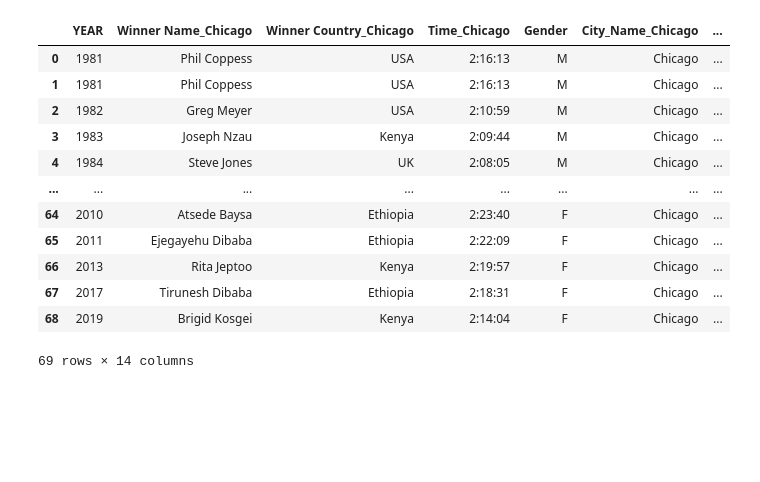
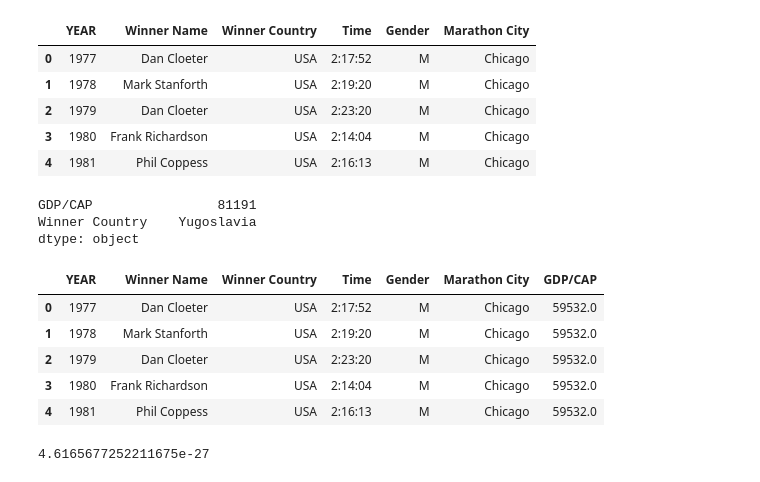
Before and after one commit to bhlynch/project_one, a Jupyter notebook: Team_MarathonRunners_Project_One.ipynb, the cells around one changed output. Drawn from its saved outputs; the diff is of its cells as text; code cells hidden in the pictures; blank space fills up the shorter version.

```diff
--- a/Team_MarathonRunners_Project_One.ipynb
+++ b/Team_MarathonRunners_Project_One.ipynb
@@ -3,36 +7,31 @@ import pandas as pd
 # %%
 # Files to Load
 chicago_marathon_winners = "Chicago_Marathon_Winners.csv"
 london_marathon_winners = "London_Marathon_Winners.csv"
 ny_marathon_winners = "NY_Marathon_Winners.csv"
-
+winners = 'Marathon_Winners.csv'
 # Read School and Student Data File and store into Pandas Data Frames
+df = pd.read_csv(winners, encoding = 'latin-1')
 chi_mar_data = pd.read_csv(chicago_marathon_winners, encoding="latin-1")
 #chi_mar_data
 lon_mar_data = pd.read_csv(london_marathon_winners, encoding="latin-1")
 ny_mar_data = pd.read_csv(ny_marathon_winners, encoding="latin-1")
 marathon_data_complete = pd.merge(chi_mar_data, lon_mar_data, left_on=['YEAR','Gender'], right_on = ['Year','Gender'])
 del marathon_data_complete['Year']
 marathon_data_complete.rename(columns = {'Winner Name_x':'Winner Name_Chicago','Winner Country_x':'Winner Country_Chicago','Time_x':'Time_Chicago','Marathon City_x':'City_Name_Chicago','Winner Name_y':'Winner Name_London','Winner Country_y':'Winner Country_London','Time_y':'Time_London','Marathon City_y':'City_Name_London'}, inplace = True)
 #marathon_data_complete
 marathon_data_complete_new = pd.merge(marathon_data_complete, ny_mar_data, left_on=['YEAR','Gender'], right_on = ['YEAR','Gender'])
 marathon_data_complete_new
 marathon_data_complete_new.rename(columns = {'Winner Name':'Winner Name_NY','Winner Country':'Winner Country_NY','Time':'Time_NY','Marathon City':'City_Name_NY'}, inplace = True)
 marathon_data_complete_new
+df.head()
 # %% [output]
-|  | YEAR | Winner Name_Chicago | Winner Country_Chicago | Time_Chicago | Gender | City_Name_Chicago | ... |
-| 0 | 1981 | Phil Coppess | USA | 2:16:13 | M | Chicago | ... |
-| 1 | 1981 | Phil Coppess | USA | 2:16:13 | M | Chicago | ... |
-| 2 | 1982 | Greg Meyer | USA | 2:10:59 | M | Chicago | ... |
-| 3 | 1983 | Joseph Nzau | Kenya | 2:09:44 | M | Chicago | ... |
-| 4 | 1984 | Steve Jones | UK | 2:08:05 | M | Chicago | ... |
-| ... | ... | ... | ... | ... | ... | ... | ... |
-| 64 | 2010 | Atsede Baysa | Ethiopia | 2:23:40 | F | Chicago | ... |
-| 65 | 2011 | Ejegayehu Dibaba | Ethiopia | 2:22:09 | F | Chicago | ... |
-| 66 | 2013 | Rita Jeptoo | Kenya | 2:19:57 | F | Chicago | ... |
-| 67 | 2017 | Tirunesh Dibaba | Ethiopia | 2:18:31 | F | Chicago | ... |
-| 68 | 2019 | Brigid Kosgei | Kenya | 2:14:04 | F | Chicago | ... |
+|  | YEAR | Winner Name | Winner Country | Time | Gender | Marathon City |
+| 0 | 1977 | Dan Cloeter | USA | 2:17:52 | M | Chicago |
+| 1 | 1978 | Mark Stanforth | USA | 2:19:20 | M | Chicago |
+| 2 | 1979 | Dan Cloeter | USA | 2:23:20 | M | Chicago |
+| 3 | 1980 | Frank Richardson | USA | 2:14:04 | M | Chicago |
+| 4 | 1981 | Phil Coppess | USA | 2:16:13 | M | Chicago |
-69 rows × 14 columns
 # %%
 # Amit's code ends here
 # %%
@@ -41,3 +40,37 @@ marathon_data_complete_new
 # Sonal's code ends here
 # %%
 # Brian's code starts here
+# %%
+gdp = 'gdp_data.csv'
+gdp_data = pd.read_csv(gdp, encoding = 'latin-1')
+gdp_data['Winner Country'] = gdp_data['Country']
+gdp = gdp_data['2017']
+gdp2 = pd.DataFrame(gdp)
+gdp2['Winner Country'] = gdp_data['Country']
+gdp2 = gdp2.rename(columns={"2017" : "GDP/CAP"})
+gdp2.max()
+# %% [output]
+GDP/CAP                81191
+Winner Country    Yugoslavia
+dtype: object
+# %%
+df_gdp = pd.merge(df, gdp2, how = 'left', on = 'Winner Country')
+df_gdp.head()
+# %% [output]
+|  | YEAR | Winner Name | Winner Country | Time | Gender | Marathon City | GDP/CAP |
+| 0 | 1977 | Dan Cloeter | USA | 2:17:52 | M | Chicago | 59532.0 |
+| 1 | 1978 | Mark Stanforth | USA | 2:19:20 | M | Chicago | 59532.0 |
+| 2 | 1979 | Dan Cloeter | USA | 2:23:20 | M | Chicago | 59532.0 |
+| 3 | 1980 | Frank Richardson | USA | 2:14:04 | M | Chicago | 59532.0 |
+| 4 | 1981 | Phil Coppess | USA | 2:16:13 | M | Chicago | 59532.0 |
+# %%
+
+x_data_gdp = df_gdp['YEAR']
+y_data_gdp= df_gdp['GDP/CAP']
+mask = ~np.isnan(x_data_gdp) & ~np.isnan(y_data_gdp)
+(slope, intercept, rvalue, pvalue, stderr) = stats.linregress(x_data_gdp[mask], y_data_gdp[mask])
+regress_values = x_data * slope + intercept
+line_eq = "y = " + str(round(slope,2)) + "x + " + str(round(intercept,2))
+print(pvalue)
+# %% [output]
+4.6165677252211675e-27
```
Also changed, not shown: parts of 7 cells of this notebook.
